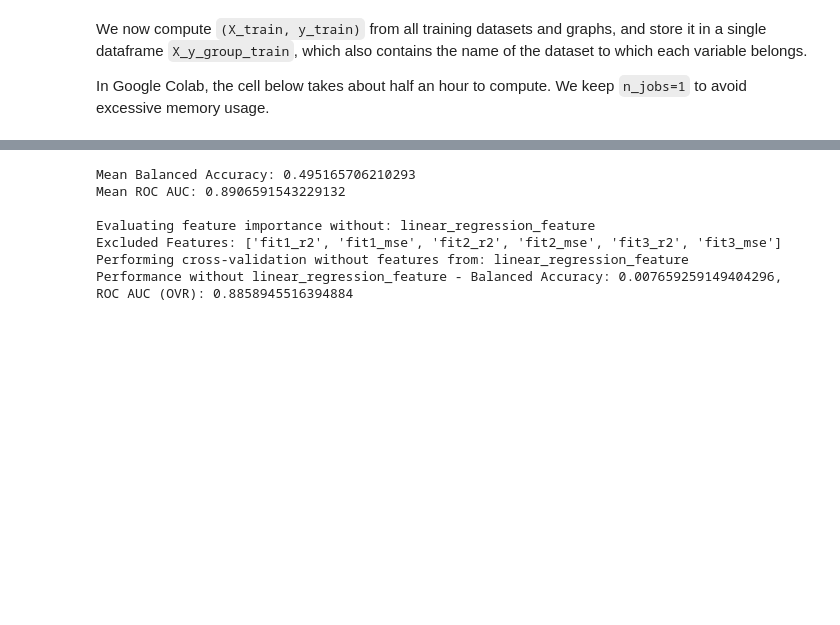
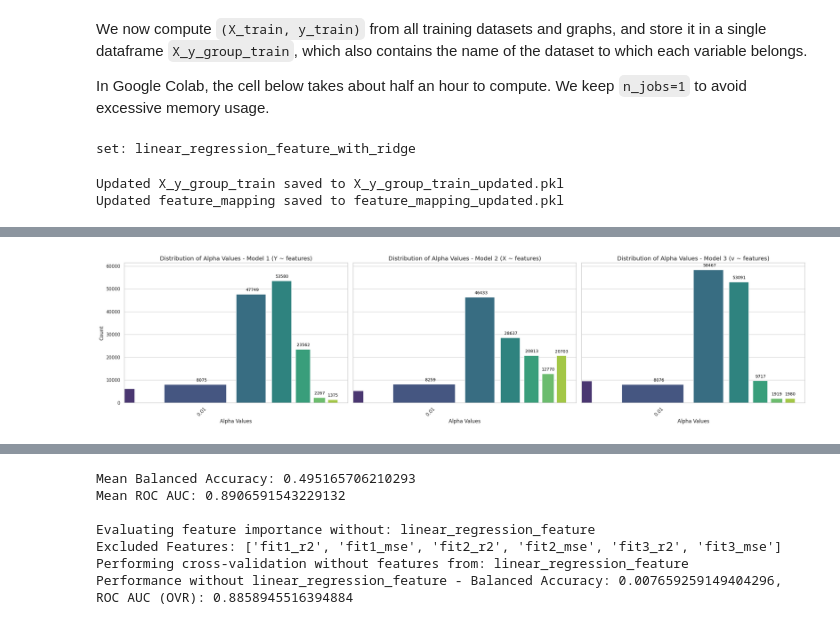
Before and after one commit to emoen/CausalityDiscoveryCrunchDAO, a Jupyter notebook: Leaderboard3.ipynb, the cells around one changed output, grey strips where cells are left out. Saved outputs shown, nothing was run; the diff lists cells and outputs as text; code cells hidden in the pictures; blank space fills up the shorter version.

```diff
--- a/Leaderboard3.ipynb
+++ b/Leaderboard3.ipynb
@@ -1589,3 +1592,5 @@ def linear_regression_feature(dataset):
     final_df.fillna(0, inplace=True)
 
     return final_df
+# %%
+preds = model.predict(X)
@@ -2676,3 +2895,79 @@ def update_feature_functions(
     print(f"Updated feature_mapping saved to {output_feature_mapping_path}")
 
     return feature_mapping_updated, X_y_group_train_updated
+# %%
+extra_feat = {linear_regression_feature_with_ridge_gpu: names_datasets_train}
+feature_mapping, X_y_group_train_reduced = update_feature_functions(extra_feat)
+# %% [output]
+set: linear_regression_feature_with_ridge
+Updated X_y_group_train saved to X_y_group_train_updated.pkl
+Updated feature_mapping saved to feature_mapping_updated.pkl
+# %%
+import pandas as pd
+import matplotlib.pyplot as plt
+import seaborn as sns
+
+# Assuming X_y_group_train_reduced has the following columns:
+# 'ridge_fit1_alpha', 'ridge_fit2_alpha', 'ridge_fit3_alpha'
+
+# Define the alpha columns
+alpha_columns = ['ridge_fit1_alpha', 'ridge_fit2_alpha', 'ridge_fit3_alpha']
+model_names = {
+    'ridge_fit1_alpha': 'Model 1 (Y ~ features)',
+    'ridge_fit2_alpha': 'Model 2 (X ~ features)',
+    'ridge_fit3_alpha': 'Model 3 (v ~ features)'
+}
+
+# Set the style for seaborn
+sns.set(style="whitegrid")
+
+# Initialize the matplotlib figure with 1 row and 3 columns
+fig, axes = plt.subplots(1, 3, figsize=(24, 6), sharey=True)
+
+# Iterate over each alpha column and corresponding subplot axis
+for ax, alpha_col in zip(axes, alpha_columns):
+    # Count the occurrences of each alpha value
+    alpha_counts = X_y_group_train_reduced[alpha_col].value_counts().sort_index()
+
+    # Convert the index to string for better labeling if needed
+    alpha_labels = alpha_counts.index.astype(str)
+
+    # Create a bar plot
+    sns.barplot(
+        x=alpha_labels,
+        y=alpha_counts.values,
+        palette='viridis',
+        ax=ax
+    )
+
+    # Set titles and labels
+    ax.set_title(f'Distribution of Alpha Values - {model_names[alpha_col]}', fontsize=14)
+    ax.set_xlabel('Alpha Values', fontsize=12)
+    if ax == axes[0]:
+        ax.set_ylabel('Count', fontsize=12)
+    else:
+        ax.set_ylabel('')
+
+    # Set logarithmic scale for x-axis if alphas are log-spaced
+    ax.set_xscale('log')
+
+    # Rotate x-axis labels for better readability
+    ax.set_xticklabels(alpha_labels, rotation=45)
+
+    # Annotate bars with counts
+    for p in ax.patches:
+        height = p.get_height()
+        if height > 0:
+            ax.annotate(f'{int(height)}',
+                        (p.get_x() + p.get_width() / 2., height),
+                        ha='center', va='bottom',
+                        fontsize=10, color='black',
+                        xytext=(0, 5),
+                        textcoords='offset points')
+
+# Adjust layout for better spacing
+plt.tight_layout()
+
+# Display the plots
+plt.show()
+# %% [output]
@@ -2678,0 +2985 @@ def update_feature_functions(
+[figure, added]
```
Also changed, not shown: parts of 8 cells of this notebook.
